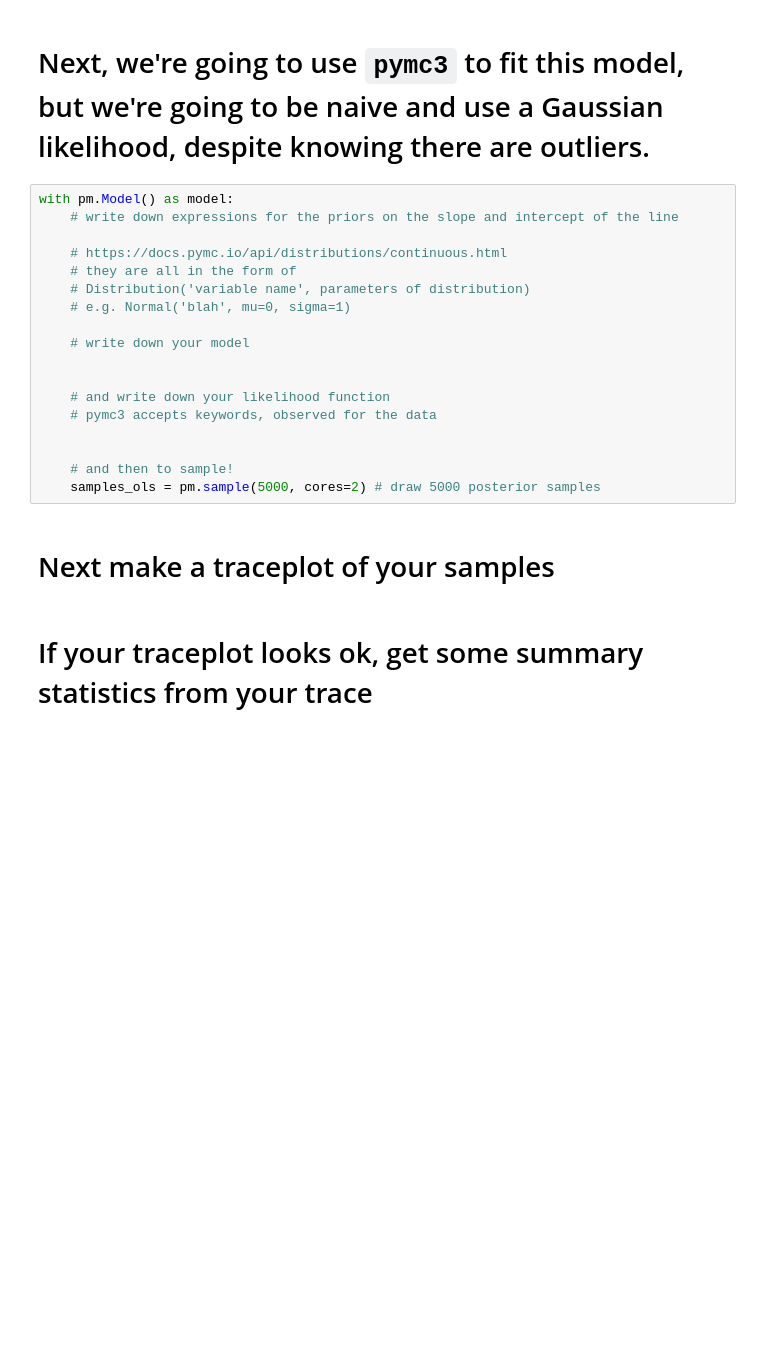
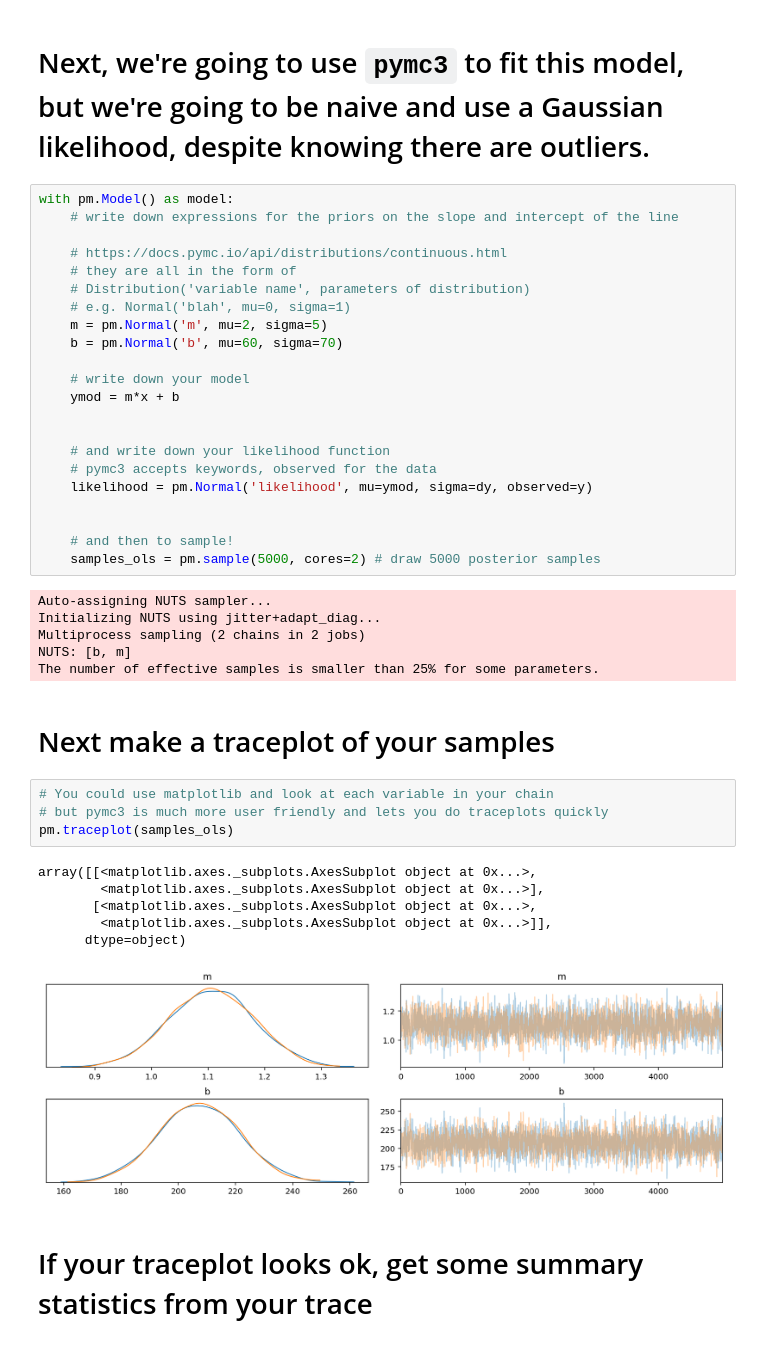
Before and after one commit to gnarayan/ast596_2020_Spring, a Jupyter notebook: lecture/07/week07.ipynb, the cells around one changed output. Cells and saved outputs as stored; diff of their text form; blank space fills up the shorter version.

```diff
--- a/lecture/07/week07.ipynb
+++ b/lecture/07/week07.ipynb
@@ -183,17 +191,38 @@ with pm.Model() as model:
     # they are all in the form of
     # Distribution('variable name', parameters of distribution)
     # e.g. Normal('blah', mu=0, sigma=1)
+    m = pm.Normal('m', mu=2, sigma=5)
+    b = pm.Normal('b', mu=60, sigma=70)
 
     # write down your model
+    ymod = m*x + b
 
 
     # and write down your likelihood function
     # pymc3 accepts keywords, observed for the data
+    likelihood = pm.Normal('likelihood', mu=ymod, sigma=dy, observed=y)
 
 
     # and then to sample!
     samples_ols = pm.sample(5000, cores=2) # draw 5000 posterior samples
+# %% [output]
+Auto-assigning NUTS sampler...
+Initializing NUTS using jitter+adapt_diag...
+Multiprocess sampling (2 chains in 2 jobs)
+NUTS: [b, m]
+The number of effective samples is smaller than 25% for some parameters.
 # %% [markdown]
 # Next make a traceplot of your samples
+# %%
+# You could use matplotlib and look at each variable in your chain
+# but pymc3 is much more user friendly and lets you do traceplots quickly
+pm.traceplot(samples_ols)
+# %% [output]
+array([[<matplotlib.axes._subplots.AxesSubplot object at 0x...>,
+        <matplotlib.axes._subplots.AxesSubplot object at 0x...>],
+       [<matplotlib.axes._subplots.AxesSubplot object at 0x...>,
+        <matplotlib.axes._subplots.AxesSubplot object at 0x...>]],
+      dtype=object)
+[figure, added]
 # %% [markdown]
 # If your traceplot looks ok, get some summary statistics from your trace
```
Also changed, not shown: parts of 12 cells of this notebook.
